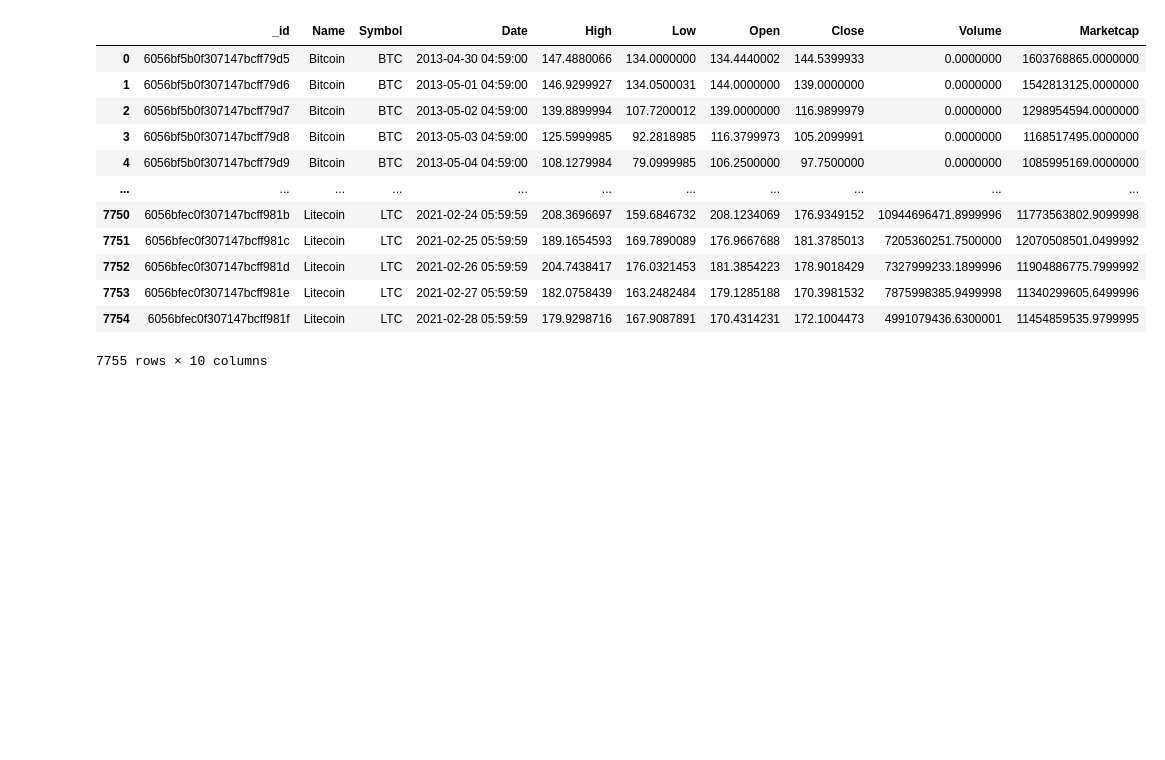
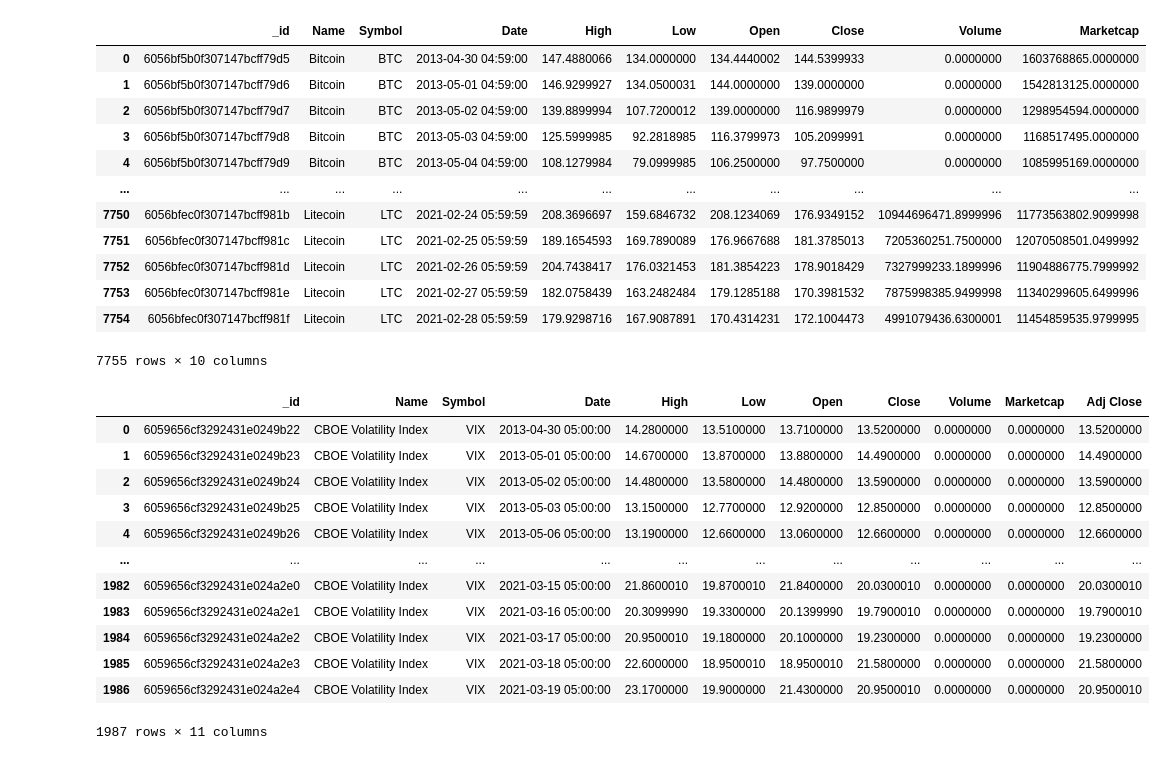
Before and after one commit to ykrasnikov/Crypto_vs_Market, a Jupyter notebook: flask_connect.ipynb, the cells around one changed output. Cells and saved outputs as stored; diff of their text form; code cells hidden in the pictures; blank space fills up the shorter version.

```diff
--- a/flask_connect.ipynb
+++ b/flask_connect.ipynb
@@ -39,3 +43,24 @@ df
 | 7753 | 6056bfec0f307147bcff981e | Litecoin | LTC | 2021-02-27 05:59:59 | 182.0758439 | 163.2482484 | 179.1285188 | 170.3981532 | 7875998385.9499998 | 11340299605.6499996 |
 | 7754 | 6056bfec0f307147bcff981f | Litecoin | LTC | 2021-02-28 05:59:59 | 179.9298716 | 167.9087891 | 170.4314231 | 172.1004473 | 4991079436.6300001 | 11454859535.9799995 |
 7755 rows × 10 columns
+# %%
+# Display VIX items in MongoDB collection as a pandas dataframe
+listings = db.VIX.find()
+
+df1 = pd.DataFrame(list(db.VIX.find()))
+
+df1
+# %% [output]
+|  | _id | Name | Symbol | Date | High | Low | Open | Close | Volume | Marketcap | Adj Close |
+| 0 | 6059656cf3292431e0249b22 | CBOE Volatility Index | VIX | 2013-04-30 05:00:00 | 14.2800000 | 13.5100000 | 13.7100000 | 13.5200000 | 0.0000000 | 0.0000000 | 13.5200000 |
+| 1 | 6059656cf3292431e0249b23 | CBOE Volatility Index | VIX | 2013-05-01 05:00:00 | 14.6700000 | 13.8700000 | 13.8800000 | 14.4900000 | 0.0000000 | 0.0000000 | 14.4900000 |
+| 2 | 6059656cf3292431e0249b24 | CBOE Volatility Index | VIX | 2013-05-02 05:00:00 | 14.4800000 | 13.5800000 | 14.4800000 | 13.5900000 | 0.0000000 | 0.0000000 | 13.5900000 |
+| 3 | 6059656cf3292431e0249b25 | CBOE Volatility Index | VIX | 2013-05-03 05:00:00 | 13.1500000 | 12.7700000 | 12.9200000 | 12.8500000 | 0.0000000 | 0.0000000 | 12.8500000 |
+| 4 | 6059656cf3292431e0249b26 | CBOE Volatility Index | VIX | 2013-05-06 05:00:00 | 13.1900000 | 12.6600000 | 13.0600000 | 12.6600000 | 0.0000000 | 0.0000000 | 12.6600000 |
+| ... | ... | ... | ... | ... | ... | ... | ... | ... | ... | ... | ... |
+| 1982 | 6059656cf3292431e024a2e0 | CBOE Volatility Index | VIX | 2021-03-15 05:00:00 | 21.8600010 | 19.8700010 | 21.8400000 | 20.0300010 | 0.0000000 | 0.0000000 | 20.0300010 |
+| 1983 | 6059656cf3292431e024a2e1 | CBOE Volatility Index | VIX | 2021-03-16 05:00:00 | 20.3099990 | 19.3300000 | 20.1399990 | 19.7900010 | 0.0000000 | 0.0000000 | 19.7900010 |
+| 1984 | 6059656cf3292431e024a2e2 | CBOE Volatility Index | VIX | 2021-03-17 05:00:00 | 20.9500010 | 19.1800000 | 20.1000000 | 19.2300000 | 0.0000000 | 0.0000000 | 19.2300000 |
+| 1985 | 6059656cf3292431e024a2e3 | CBOE Volatility Index | VIX | 2021-03-18 05:00:00 | 22.6000000 | 18.9500010 | 18.9500010 | 21.5800000 | 0.0000000 | 0.0000000 | 21.5800000 |
+| 1986 | 6059656cf3292431e024a2e4 | CBOE Volatility Index | VIX | 2021-03-19 05:00:00 | 23.1700000 | 19.9000000 | 21.4300000 | 20.9500010 | 0.0000000 | 0.0000000 | 20.9500010 |
+1987 rows × 11 columns
```
Also changed, not shown: parts of 5 cells of this notebook.
